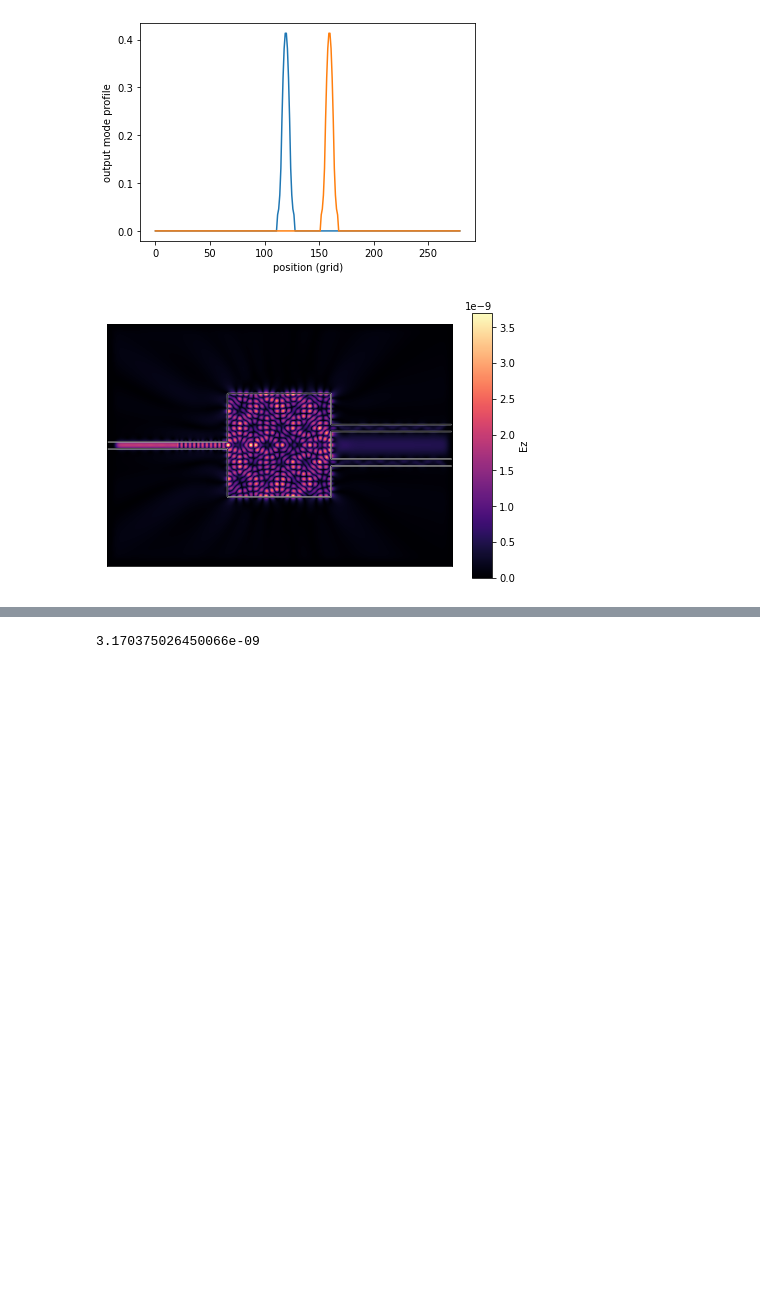
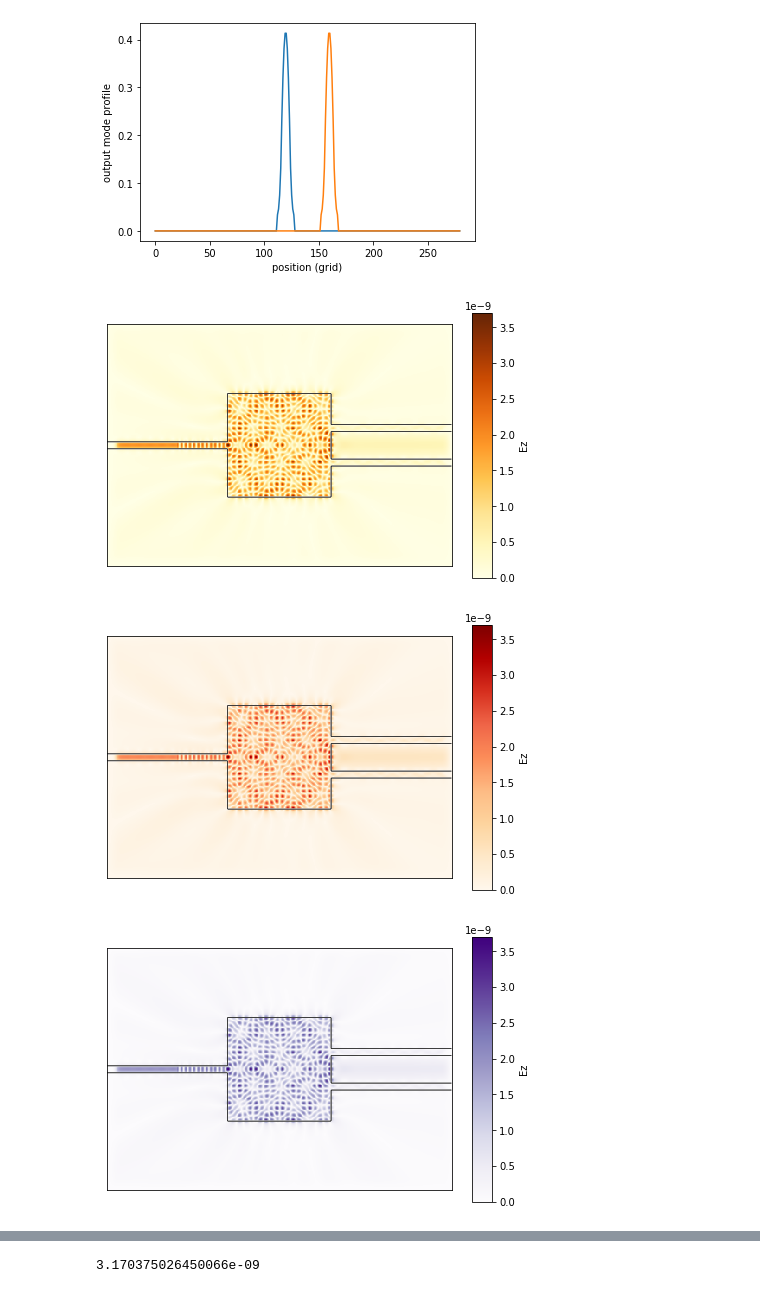
Before and after one commit to Ryangoabroad/angler, a Jupyter notebook: Notebooks/kratio_complex_number_input.ipynb, the cells around one changed output, grey strips where cells are left out. Saved outputs shown, nothing was run; the diff lists cells and outputs as text; code cells hidden in the pictures; blank space fills up the shorter version.

```diff
--- a/Notebooks/kratio_complex_number_input.ipynb
+++ b/Notebooks/kratio_complex_number_input.ipynb
@@ -77,6 +77,12 @@ plt.show()
 [figure]
 # %%
 (Hx, Hy, Ez) = simulation1.solve_fields()
-simulation1.plt_abs(outline=True, cbar=True);
-# %% [output]
-[figure, removed]
+# %%
+simulation1.plt_abs(outline=True, cbar=True, bar="YlOrBr");
+simulation1.plt_abs(outline=True, cbar=True, bar="OrRd");
+simulation1.plt_abs(outline=True, cbar=True, bar="Purples");
+simulation1.plt_abs(outline=True, cbar=True, bar="BuPu");
+# %% [output]
+[figure, added]
+[figure, added]
+[figure, added]
```
Also changed, not shown: parts of 11 cells of this notebook, 5 other files.
